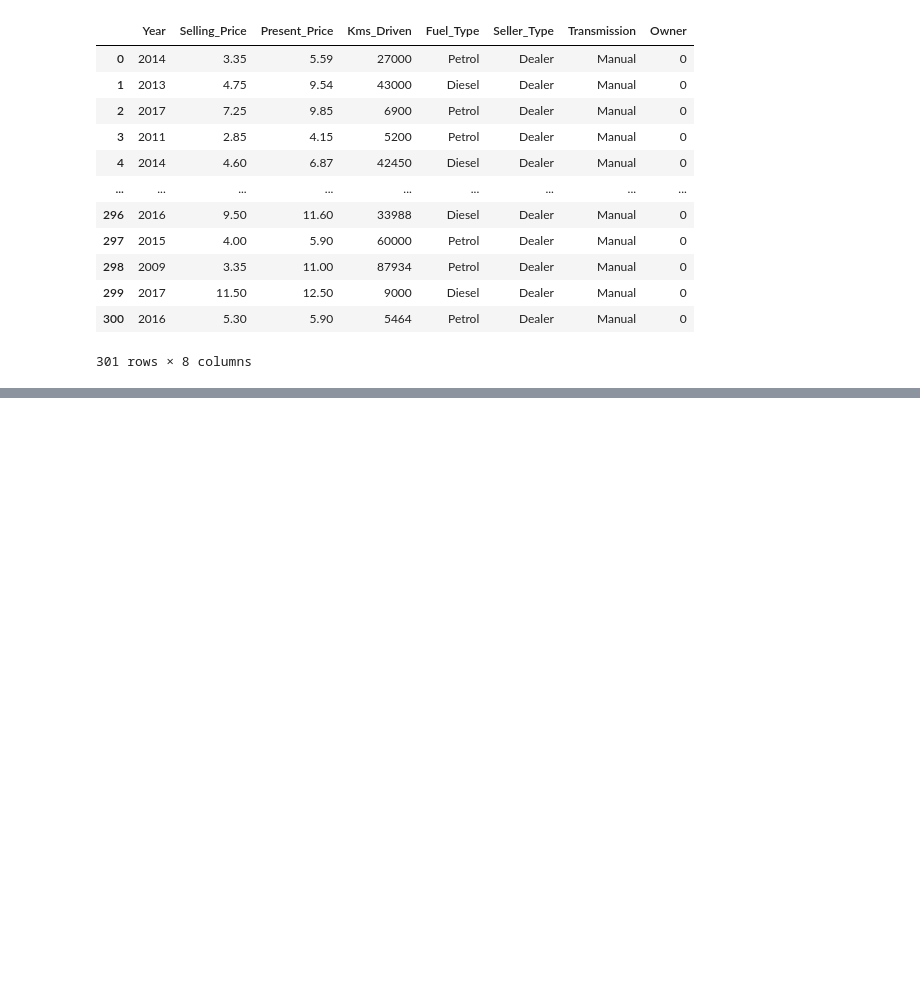
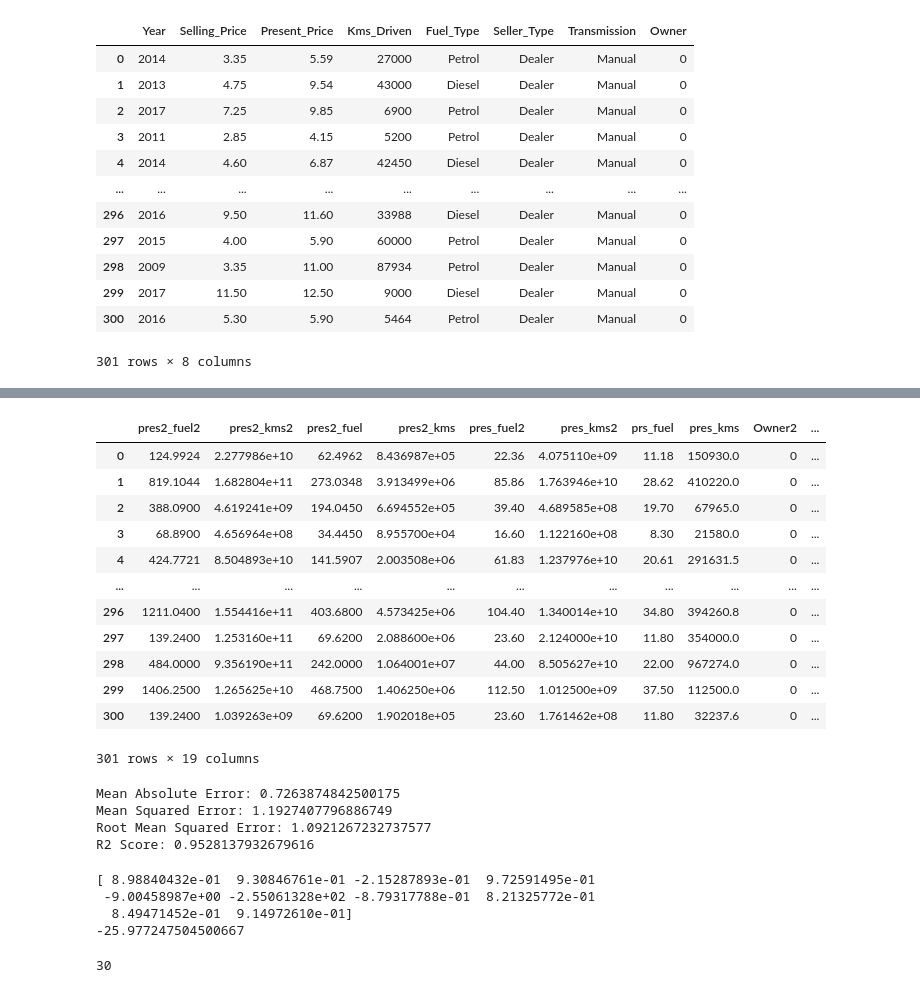
Before and after one commit to sntk-76/car-price-estimation-, a Jupyter notebook: car_estimation_price.ipynb, the cells around one changed output, grey strips where cells are left out. Saved outputs shown, nothing was run; the diff lists cells and outputs as text; code cells hidden in the pictures; blank space fills up the shorter version.

```diff
--- a/car_estimation_price.ipynb
+++ b/car_estimation_price.ipynb
@@ -413,0 +166,5 @@ Predicted selling price: [[0.98530601]]
+# %%
+working_df['Fuel_Type'].replace({'Petrol': 2, 'Diesel': 3, 'CNG': 4}, inplace=True)
+working_df['Seller_Type'].replace({'Dealer': 2, 'Individual': 3}, inplace=True)
+working_df['Transmission'].replace({'Manual': 2, 'Automatic': 3}, inplace=True)
+working_df
@@ -413,0 +185,3 @@ Predicted selling price: [[0.98530601]]
+# %%
+X = working_df[['Present_Price', 'Kms_Driven', 'Fuel_Type', 'Seller_Type', 'Transmission', 'Owner', 'Age']]
+Y = working_df['Selling_Price']
@@ -413,0 +335,33 @@ Predicted selling price: [[0.98530601]]
+# %%
+pres_kms = X['Present_Price'] * X['Kms_Driven']
+prs_fuel = X['Present_Price'] * X['Fuel_Type']
+pres_kms2 = X['Present_Price'] * X['Kms_Driven2']
+pres_fuel2 = X['Present_Price'] * X['Fuel_Type2']
+pres2_kms = X['Present_Price2'] * X['Kms_Driven']
+pres2_fuel = X['Present_Price2'] * X['Fuel_Type']
+pres2_kms2 = X['Present_Price2'] * X['Kms_Driven2']
+pres2_fuel2 = X['Present_Price2'] * X['Fuel_Type2']
+# %%
+X.insert(0,'pres_kms',pres_kms)
+X.insert(0,'prs_fuel',prs_fuel)
+X.insert(0,'pres_kms2',pres_kms2)
+X.insert(0,'pres_fuel2',pres_fuel2)
+X.insert(0,'pres2_kms',pres2_kms)
+X.insert(0,'pres2_fuel',pres2_fuel)
+X.insert(0,'pres2_kms2',pres2_kms2)
+X.insert(0,'pres2_fuel2',pres2_fuel2)
+X
+# %% [output]
+|  | pres2_fuel2 | pres2_kms2 | pres2_fuel | pres2_kms | pres_fuel2 | pres_kms2 | prs_fuel | pres_kms | Owner2 | ... |
+| 0 | 124.9924 | 2.277986e+10 | 62.4962 | 8.436987e+05 | 22.36 | 4.075110e+09 | 11.18 | 150930.0 | 0 | ... |
+| 1 | 819.1044 | 1.682804e+11 | 273.0348 | 3.913499e+06 | 85.86 | 1.763946e+10 | 28.62 | 410220.0 | 0 | ... |
+| 2 | 388.0900 | 4.619241e+09 | 194.0450 | 6.694552e+05 | 39.40 | 4.689585e+08 | 19.70 | 67965.0 | 0 | ... |
+| 3 | 68.8900 | 4.656964e+08 | 34.4450 | 8.955700e+04 | 16.60 | 1.122160e+08 | 8.30 | 21580.0 | 0 | ... |
+| 4 | 424.7721 | 8.504893e+10 | 141.5907 | 2.003508e+06 | 61.83 | 1.237976e+10 | 20.61 | 291631.5 | 0 | ... |
+| ... | ... | ... | ... | ... | ... | ... | ... | ... | ... | ... |
+| 296 | 1211.0400 | 1.554416e+11 | 403.6800 | 4.573425e+06 | 104.40 | 1.340014e+10 | 34.80 | 394260.8 | 0 | ... |
+| 297 | 139.2400 | 1.253160e+11 | 69.6200 | 2.088600e+06 | 23.60 | 2.124000e+10 | 11.80 | 354000.0 | 0 | ... |
+| 298 | 484.0000 | 9.356190e+11 | 242.0000 | 1.064001e+07 | 44.00 | 8.505627e+10 | 22.00 | 967274.0 | 0 | ... |
+| 299 | 1406.2500 | 1.265625e+10 | 468.7500 | 1.406250e+06 | 112.50 | 1.012500e+09 | 37.50 | 112500.0 | 0 | ... |
+| 300 | 139.2400 | 1.039263e+09 | 69.6200 | 1.902018e+05 | 23.60 | 1.761462e+08 | 11.80 | 32237.6 | 0 | ... |
+301 rows × 19 columns
@@ -413,0 +373,25 @@ Predicted selling price: [[0.98530601]]
+# %%
+print('Mean Absolute Error:', metrics.mean_absolute_error(Y_test, Y_prediction))
+print('Mean Squared Error:', metrics.mean_squared_error(Y_test, Y_prediction))
+print('Root Mean Squared Error:', np.sqrt(metrics.mean_squared_error(Y_test, Y_prediction)))
+print('R2 Score:', metrics.r2_score(Y_test, Y_prediction))
+# %% [output]
+Mean Absolute Error: 0.7263874842500175
+Mean Squared Error: 1.1927407796886749
+Root Mean Squared Error: 1.0921267232737577
+R2 Score: 0.9528137932679616
+# %%
+kf = KFold(n_splits=10)
+score = cross_val_score(model,X,Y,cv=kf)
+print(score)
+print(np.mean(score))
+# %% [output]
+[ 8.98840432e-01  9.30846761e-01 -2.15287893e-01  9.72591495e-01
+ -9.00458987e+00 -2.55061328e+02 -8.79317788e-01  8.21325772e-01
+  8.49471452e-01  9.14972610e-01]
+-25.977247504500667
+# %%
+folds_count = int(len(X) / 10 ) # Using integer division to ensure an integer result
+folds_count
+# %% [output]
+30
```
Also changed, not shown: parts of 58 cells of this notebook.
